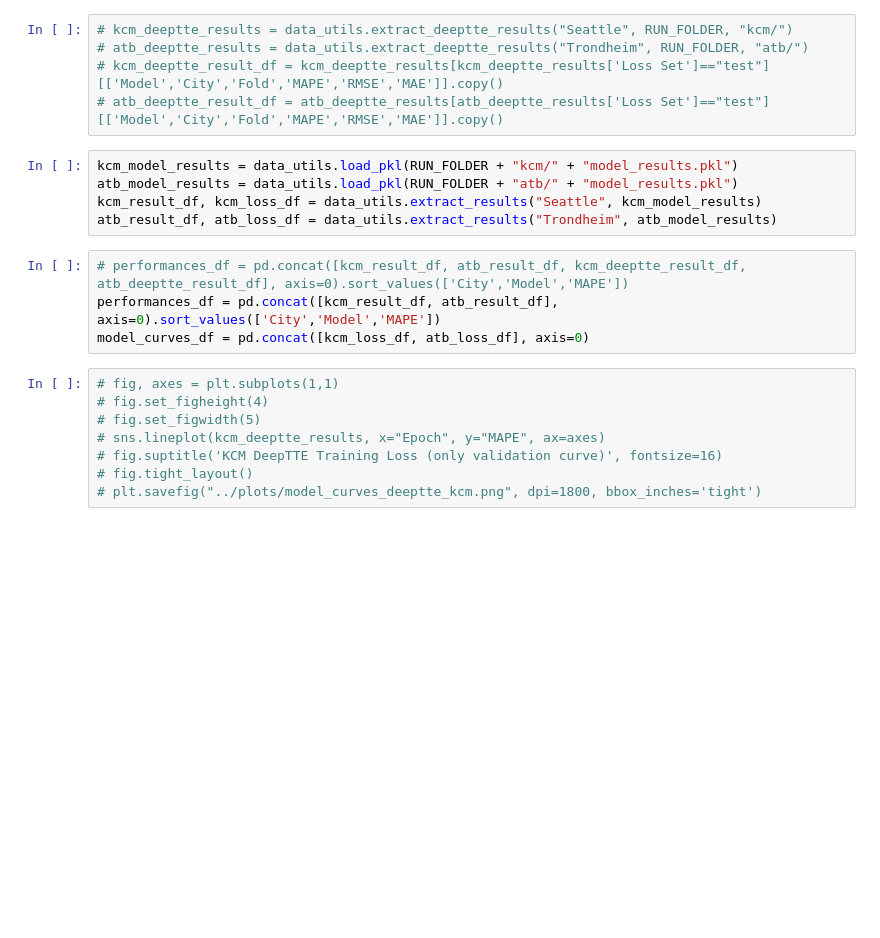
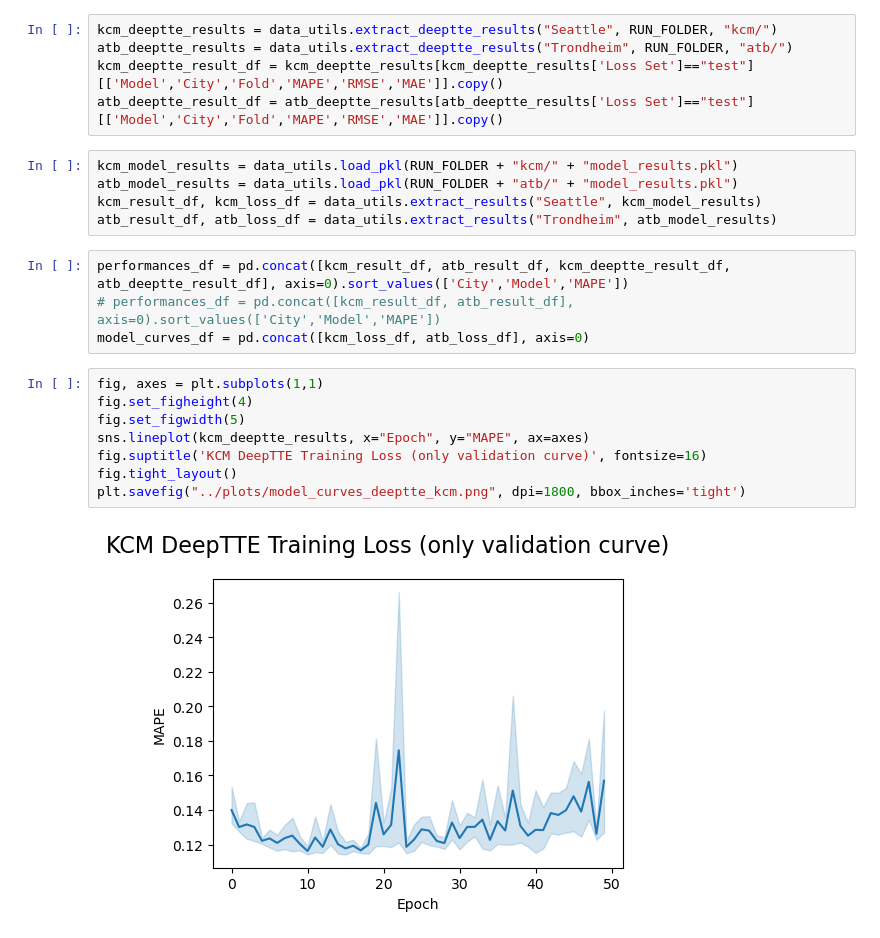
Before and after one commit to zackAemmer/generalizable_travel_times, a Jupyter notebook: src/explore_results.ipynb, the cells around one changed output. Saved outputs shown, nothing was run; the diff lists cells and outputs as text; blank space fills up the shorter version.

```diff
--- a/src/explore_results.ipynb
+++ b/src/explore_results.ipynb
@@ -20,23 +20,25 @@ RUN_FOLDER = "../results/throwaway/"
 # %%
-# kcm_deeptte_results = data_utils.extract_deeptte_results("Seattle", RUN_FOLDER, "kcm/")
-# atb_deeptte_results = data_utils.extract_deeptte_results("Trondheim", RUN_FOLDER, "atb/")
-# kcm_deeptte_result_df = kcm_deeptte_results[kcm_deeptte_results['Loss Set']=="test"][['Model','City','Fold','MAPE','RMSE','MAE']].copy()
-# atb_deeptte_result_df = atb_deeptte_results[atb_deeptte_results['Loss Set']=="test"][['Model','City','Fold','MAPE','RMSE','MAE']].copy()
+kcm_deeptte_results = data_utils.extract_deeptte_results("Seattle", RUN_FOLDER, "kcm/")
+atb_deeptte_results = data_utils.extract_deeptte_results("Trondheim", RUN_FOLDER, "atb/")
+kcm_deeptte_result_df = kcm_deeptte_results[kcm_deeptte_results['Loss Set']=="test"][['Model','City','Fold','MAPE','RMSE','MAE']].copy()
+atb_deeptte_result_df = atb_deeptte_results[atb_deeptte_results['Loss Set']=="test"][['Model','City','Fold','MAPE','RMSE','MAE']].copy()
 # %%
 kcm_model_results = data_utils.load_pkl(RUN_FOLDER + "kcm/" + "model_results.pkl")
 atb_model_results = data_utils.load_pkl(RUN_FOLDER + "atb/" + "model_results.pkl")
 kcm_result_df, kcm_loss_df = data_utils.extract_results("Seattle", kcm_model_results)
 atb_result_df, atb_loss_df = data_utils.extract_results("Trondheim", atb_model_results)
 # %%
-# performances_df = pd.concat([kcm_result_df, atb_result_df, kcm_deeptte_result_df, atb_deeptte_result_df], axis=0).sort_values(['City','Model','MAPE'])
-performances_df = pd.concat([kcm_result_df, atb_result_df], axis=0).sort_values(['City','Model','MAPE'])
+performances_df = pd.concat([kcm_result_df, atb_result_df, kcm_deeptte_result_df, atb_deeptte_result_df], axis=0).sort_values(['City','Model','MAPE'])
+# performances_df = pd.concat([kcm_result_df, atb_result_df], axis=0).sort_values(['City','Model','MAPE'])
 model_curves_df = pd.concat([kcm_loss_df, atb_loss_df], axis=0)
 # %%
-# fig, axes = plt.subplots(1,1)
-# fig.set_figheight(4)
-# fig.set_figwidth(5)
-# sns.lineplot(kcm_deeptte_results, x="Epoch", y="MAPE", ax=axes)
-# fig.suptitle('KCM DeepTTE Training Loss (only validation curve)', fontsize=16)
-# fig.tight_layout()
-# plt.savefig("../plots/model_curves_deeptte_kcm.png", dpi=1800, bbox_inches='tight')
+fig, axes = plt.subplots(1,1)
+fig.set_figheight(4)
+fig.set_figwidth(5)
+sns.lineplot(kcm_deeptte_results, x="Epoch", y="MAPE", ax=axes)
+fig.suptitle('KCM DeepTTE Training Loss (only validation curve)', fontsize=16)
+fig.tight_layout()
+plt.savefig("../plots/model_curves_deeptte_kcm.png", dpi=1800, bbox_inches='tight')
+# %% [output]
+[figure, added]
 # %%
```
Also changed, not shown: parts of 6 cells of this notebook, 4 other files.
